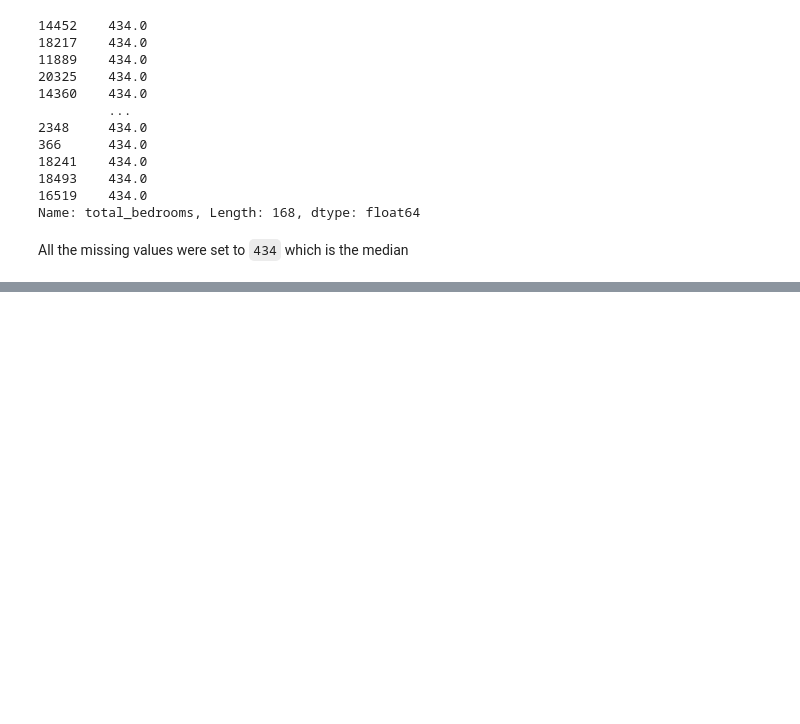
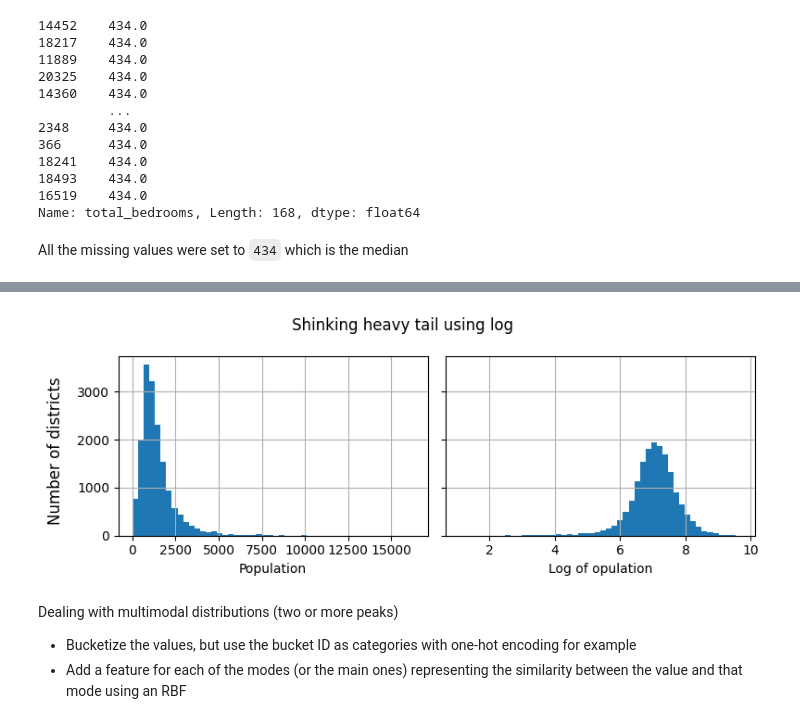
Before and after one commit to artilugio0/ml-house-pricing-linear-regression, a Jupyter notebook: house pricing.ipynb, the cells around one changed output, grey strips where cells are left out. Saved outputs shown, nothing was run; the diff lists cells and outputs as text; code cells hidden in the pictures; blank space fills up the shorter version.

Commit message:
finish the example jupyter notebook

```diff
--- a/house pricing.ipynb
+++ b/house pricing.ipynb
@@ -274,6 +274,10 @@ Delete the `income_cat` attribute, as it will no longer be used
 # %%
 strat_train_set.drop('income_cat', axis=1, inplace=True)
 strat_test_set.drop('income_cat', axis=1, inplace=True)
+# %%
+# also delete the id attribute that is no longer used
+strat_train_set.drop('id', axis=1, inplace=True)
+strat_test_set.drop('id', axis=1, inplace=True)
 # %% [markdown]
 ## Exploring and visualizing data
 # %% [markdown]
@@ -460,0 +599,22 @@ All the missing values were set to `434` which is the median
+# %%
+fig, axes = plt.subplots(1, 2, figsize=(8,3), sharey=True)
+fig.suptitle('Shinking heavy tail using log')
+fig.supylabel('Number of districts')
+axes[0].hist(housing['population'], bins=50)
+axes[0].set_xlabel('Population')
+axes[0].grid(True)
+
+population_log = np.log(housing['population'])
+axes[1].hist(population_log, bins=50)
+axes[1].set_xlabel('Log of opulation')
+axes[1].grid(True)
+
+fig.tight_layout()
+fig.show()
+# %% [output]
+[figure, added]
+# %% [markdown]
+Dealing with multimodal distributions (two or more peaks)
+
+- Bucketize the values, but use the bucket ID as categories with one-hot encoding for example
+- Add a feature for each of the modes (or the main ones) representing the similarity between the value and that mode using an RBF
```
Also changed, not shown: parts of 78 cells of this notebook.
